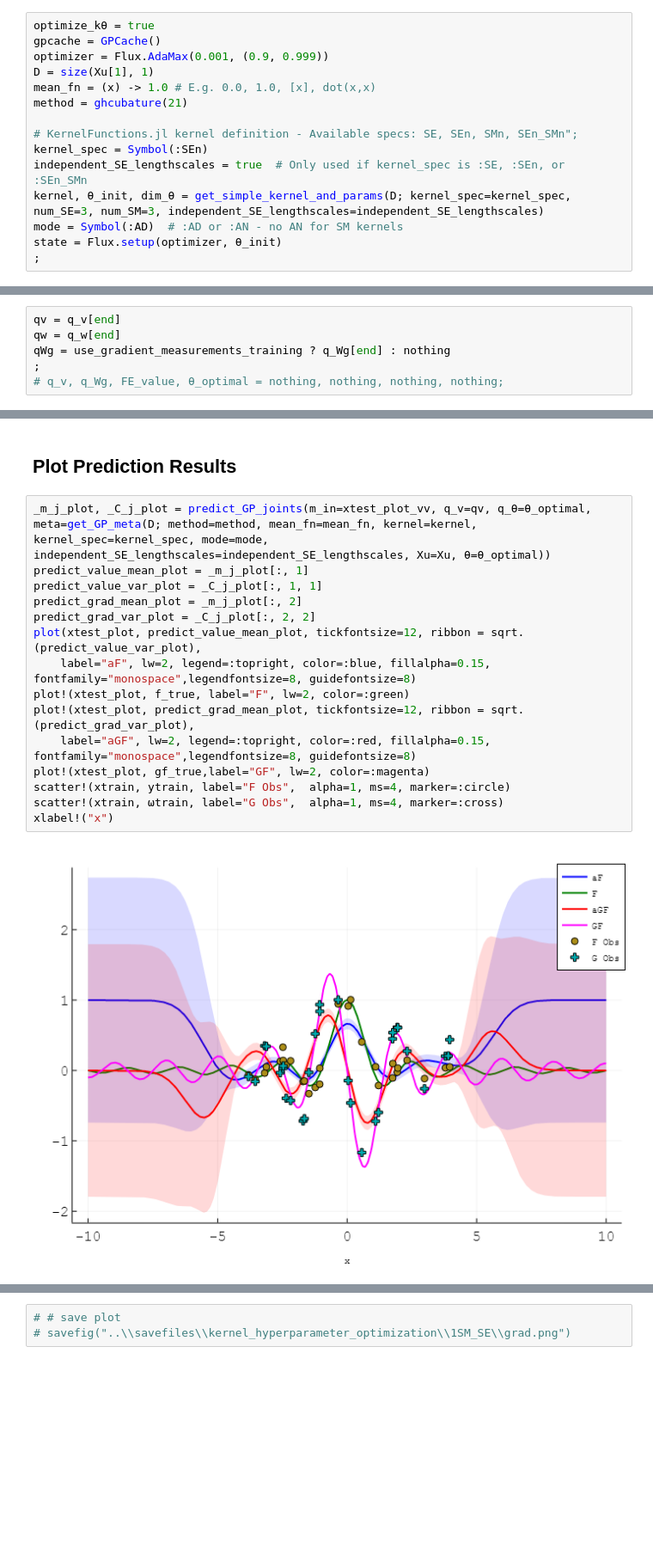
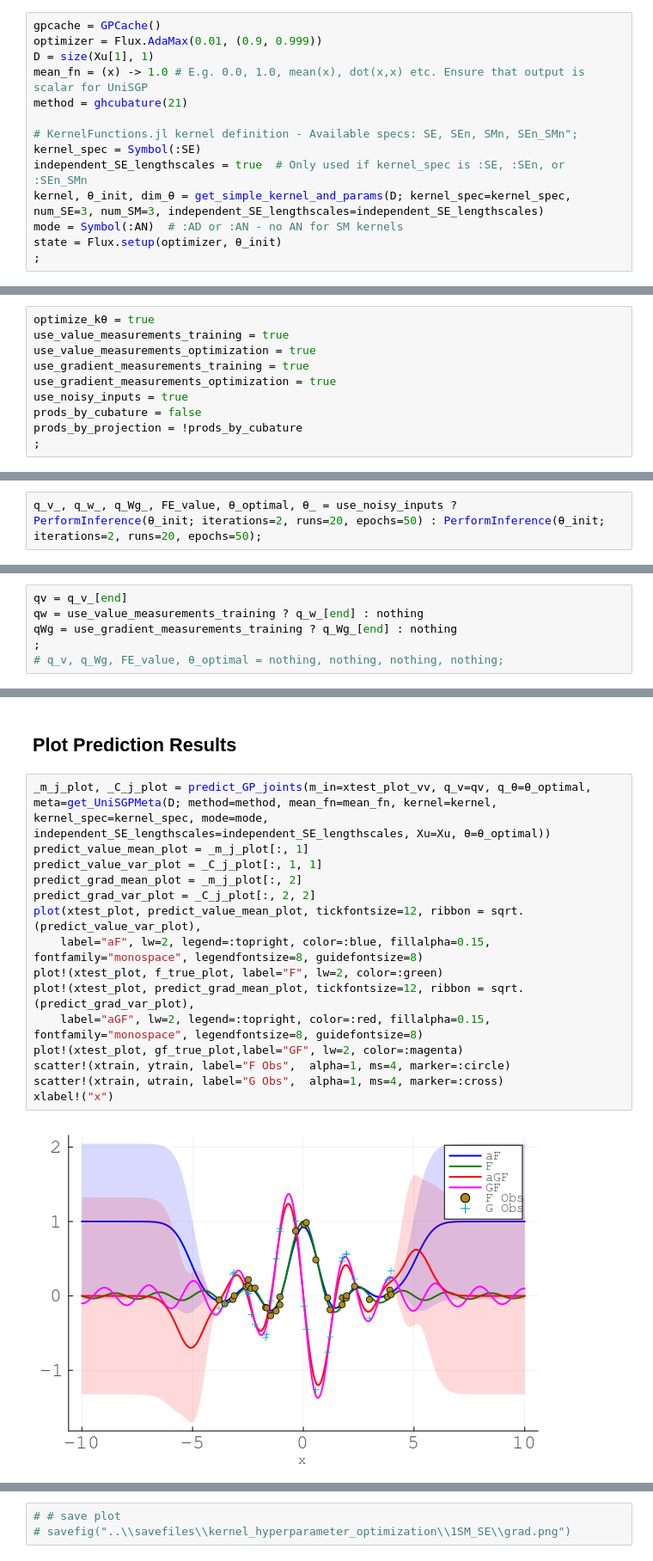
Before and after one commit to ReactiveBayes/RxGP.jl, a Jupyter notebook: examples/GP_Regression_AMF_Grads.ipynb, the cells around one changed output, grey strips where cells are left out. Shown: that part at 86% size. Saved outputs shown, nothing was run; the diff lists cells and outputs as text; blank space fills up the shorter version.

```diff
--- a/examples/GP_Regression_AMF_Grads.ipynb
+++ b/examples/GP_Regression_AMF_Grads.ipynb
@@ -52,17 +53,16 @@ ylabel!("f(x)")
 # %% [markdown]
 ## Configure GP
 # %%
-optimize_kθ = true
 gpcache = GPCache()
-optimizer = Flux.AdaMax(0.001, (0.9, 0.999))
+optimizer = Flux.AdaMax(0.01, (0.9, 0.999))
 D = size(Xu[1], 1)
-mean_fn = (x) -> 1.0 # E.g. 0.0, 1.0, [x], dot(x,x)
+mean_fn = (x) -> 1.0 # E.g. 0.0, 1.0, mean(x), dot(x,x) etc. Ensure that output is scalar for UniSGP
 method = ghcubature(21)
 
 # KernelFunctions.jl kernel definition - Available specs: SE, SEn, SMn, SEn_SMn";
-kernel_spec = Symbol(:SEn)
+kernel_spec = Symbol(:SE)
 independent_SE_lengthscales = true  # Only used if kernel_spec is :SE, :SEn, or :SEn_SMn
 kernel, θ_init, dim_θ = get_simple_kernel_and_params(D; kernel_spec=kernel_spec, num_SE=3, num_SM=3, independent_SE_lengthscales=independent_SE_lengthscales)
-mode = Symbol(:AD)  # :AD or :AN - no AN for SM kernels
+mode = Symbol(:AN)  # :AD or :AN - no AN for SM kernels
 state = Flux.setup(optimizer, θ_init)
 ;
@@ -69,3 +71,13 @@ state = Flux.setup(optimizer, θ_init)
+# %%
+optimize_kθ = true
+use_value_measurements_training = true
+use_value_measurements_optimization = true
+use_gradient_measurements_training = true
+use_gradient_measurements_optimization = true
+use_noisy_inputs = true
+prods_by_cubature = false
+prods_by_projection = !prods_by_cubature
+;
 # %% [markdown]
 ## Setup Model
 # %%
@@ -199,0 +227,2 @@ q_v, q_w, q_Wg, FE_value, θ_optimal, θ_ = PerformInference(θ_init; iterations
+# %%
+q_v_, q_w_, q_Wg_, FE_value, θ_optimal, θ_ = use_noisy_inputs ? PerformInference(θ_init; iterations=2, runs=20, epochs=50) : PerformInference(θ_init; iterations=2, runs=20, epochs=50);
@@ -200,7 +234,7 @@ q_v, q_w, q_Wg, FE_value, θ_optimal, θ_ = PerformInference(θ_init; iterations
 # %%
-qv = q_v[end]
-qw = q_w[end]
-qWg = use_gradient_measurements_training ? q_Wg[end] : nothing
+qv = q_v_[end]
+qw = use_value_measurements_training ? q_w_[end] : nothing
+qWg = use_gradient_measurements_training ? q_Wg_[end] : nothing
 ;
 # q_v, q_Wg, FE_value, θ_optimal = nothing, nothing, nothing, nothing;
 # %%
@@ -239,19 +273,19 @@ Optimal θ: [1.0705213975996914, 0.9699760812634778, 1.0058520547054948, 0.95428
 # %% [markdown]
 ## Plot Prediction Results
 # %%
-_m_j_plot, _C_j_plot = predict_GP_joints(m_in=xtest_plot_vv, q_v=qv, q_θ=θ_optimal, meta=get_GP_meta(D; method=method, mean_fn=mean_fn, kernel=kernel, kernel_spec=kernel_spec, mode=mode, independent_SE_lengthscales=independent_SE_lengthscales, Xu=Xu, θ=θ_optimal))
+_m_j_plot, _C_j_plot = predict_GP_joints(m_in=xtest_plot_vv, q_v=qv, q_θ=θ_optimal, meta=get_UniSGPMeta(D; method=method, mean_fn=mean_fn, kernel=kernel, kernel_spec=kernel_spec, mode=mode, independent_SE_lengthscales=independent_SE_lengthscales, Xu=Xu, θ=θ_optimal))
 predict_value_mean_plot = _m_j_plot[:, 1]
 predict_value_var_plot = _C_j_plot[:, 1, 1]
 predict_grad_mean_plot = _m_j_plot[:, 2]
 predict_grad_var_plot = _C_j_plot[:, 2, 2]
 plot(xtest_plot, predict_value_mean_plot, tickfontsize=12, ribbon = sqrt.(predict_value_var_plot),
-    label="aF", lw=2, legend=:topright, color=:blue, fillalpha=0.15, fontfamily="monospace",legendfontsize=8, guidefontsize=8)
-plot!(xtest_plot, f_true, label="F", lw=2, color=:green)
+    label="aF", lw=2, legend=:topright, color=:blue, fillalpha=0.15, fontfamily="monospace", legendfontsize=8, guidefontsize=8)
+plot!(xtest_plot, f_true_plot, label="F", lw=2, color=:green)
 plot!(xtest_plot, predict_grad_mean_plot, tickfontsize=12, ribbon = sqrt.(predict_grad_var_plot),
-    label="aGF", lw=2, legend=:topright, color=:red, fillalpha=0.15, fontfamily="monospace",legendfontsize=8, guidefontsize=8)
-plot!(xtest_plot, gf_true,label="GF", lw=2, color=:magenta)
+    label="aGF", lw=2, legend=:topright, color=:red, fillalpha=0.15, fontfamily="monospace", legendfontsize=8, guidefontsize=8)
+plot!(xtest_plot, gf_true_plot,label="GF", lw=2, color=:magenta)
 scatter!(xtrain, ytrain, label="F Obs",  alpha=1, ms=4, marker=:circle)
 scatter!(xtrain, ωtrain, label="G Obs",  alpha=1, ms=4, marker=:cross)
 xlabel!("x")
 # %% [output]
-[figure, old version]
+[figure, new version]
```
Also changed, not shown: parts of 15 cells of this notebook.
